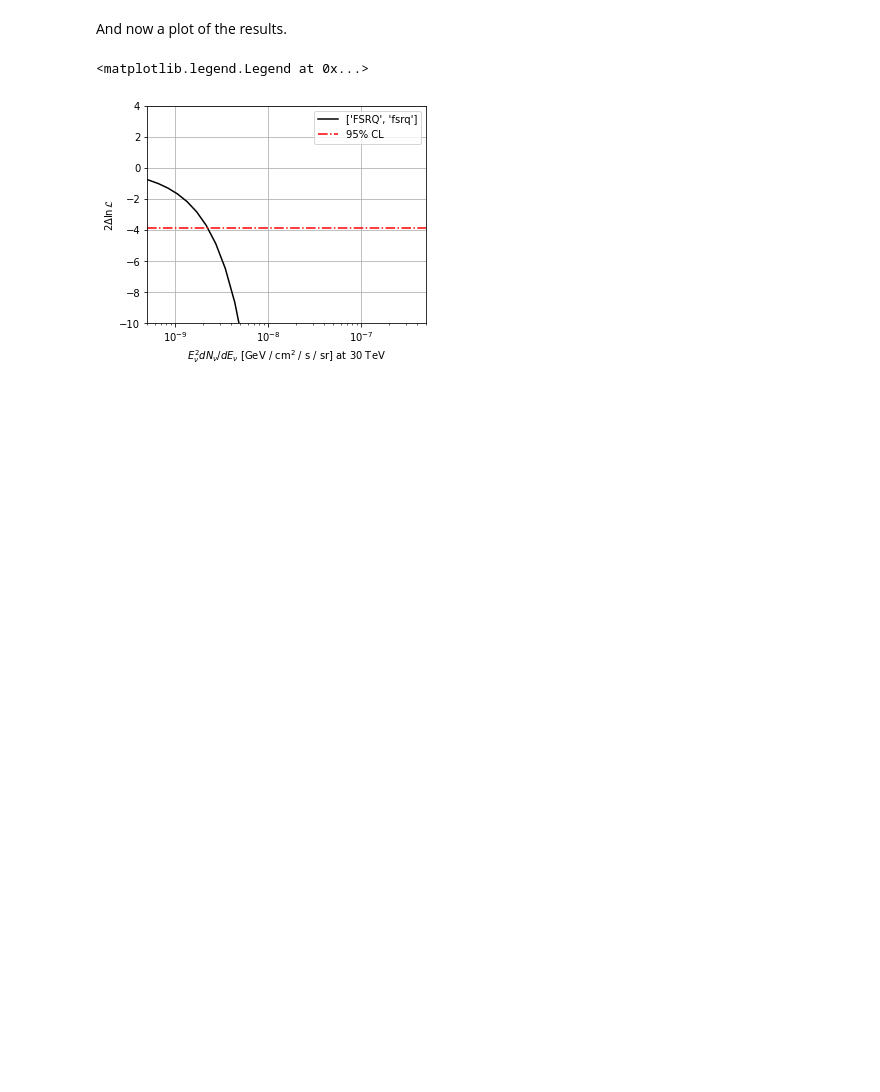
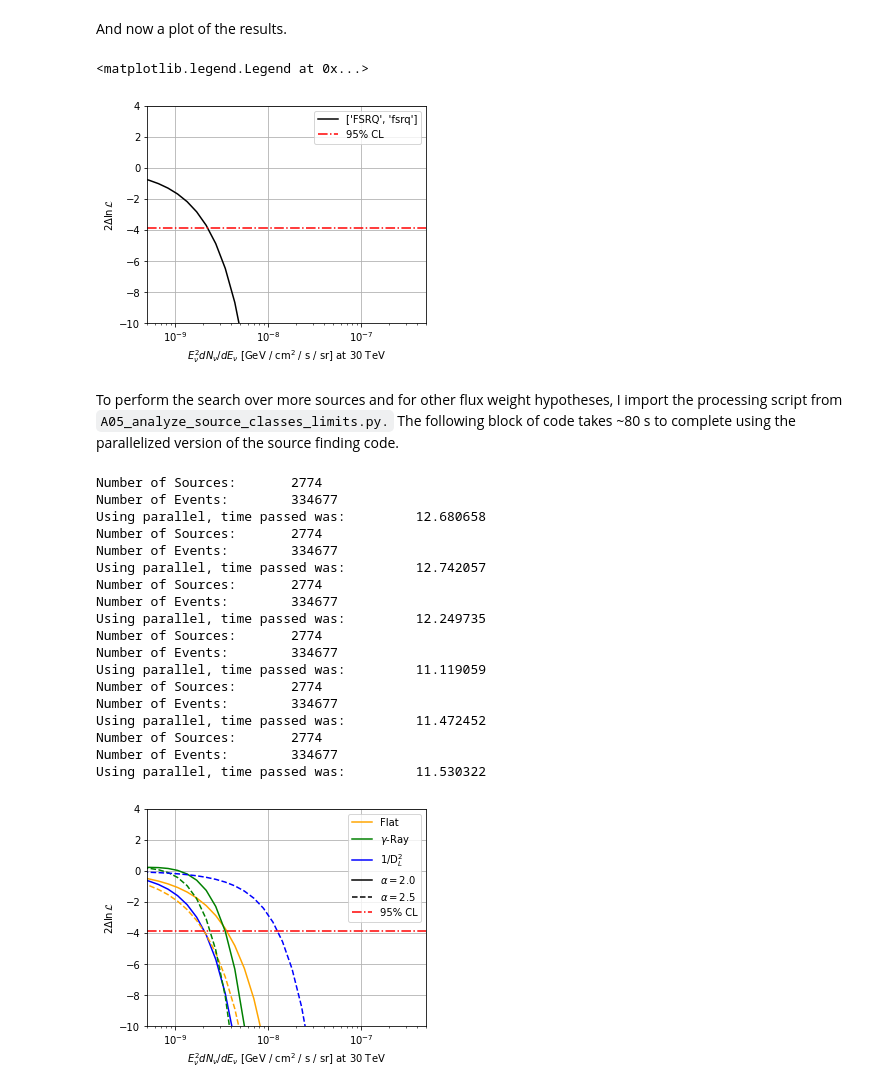
Before and after one commit to dansmithphysics/3yr_icecube_source_search, a Jupyter notebook: J03_analyze_source_classes_limits_explained.ipynb, the cells around one changed output. Cells and saved outputs as stored; diff of their text form; code cells hidden in the pictures; blank space fills up the shorter version.

Commit message:
Adding a more complicated figure to J03

```diff
--- a/J03_analyze_source_classes_limits_explained.ipynb
+++ b/J03_analyze_source_classes_limits_explained.ipynb
@@ -85,3 +85,77 @@ plt.legend()
 # %% [output]
 <matplotlib.legend.Legend at 0x...>
 [figure]
+# %% [markdown]
+To perform the search over more sources and for other flux weight hypotheses, I import the processing script from `A05_analyze_source_classes_limits.py.` The following block of code takes ~80 s to complete using the parallelized version of the source finding code.
+# %%
+from A05_analyze_source_classes_limits import main
+
+catalog_file_name = "./processed_data/4LAC_catelogy.npz"
+icecube_file_name = "./processed_data/output_icecube_data.npz"
+background_file_name = "./processed_data/output_icecube_background_count.npz"
+
+source_class_names = ['FSRQ', 'bll', 'FSRQ', 'fsrq', 'BCU', 'bcu']
+
+weights_types = ['flat', 'flux', 'dist']
+colors = ['orange', 'green', 'blue']
+labels = ['Flat', r'$\gamma$-Ray', r'1/D$_L^2$']
+
+alphas = [2.0, 2.5]
+linestyles = ['-', '--']
+
+plt.figure(figsize=(5, 4))
+for i_alpha, alpha in enumerate(alphas):
+    for i_weights_type, weights_type in enumerate(weights_types):
+        sweep_flux, sweep_ts, sweep_ts_each_source = main(icecube_file_name=icecube_file_name,
+                                                          background_file_name=background_file_name,
+                                                          catalog_file_name=catalog_file_name,
+                                                          source_class_names=source_class_names,
+                                                          alpha=alpha,
+                                                          weights_type=weights_type,
+                                                          n_cpu=4,
+                                                          var_index_cut=None)
+
+        plt.semilogx(np.array(sweep_flux)[sweep_ts < 1e3],
+                     sweep_ts[sweep_ts < 1e3],
+                     linestyle=linestyles[i_alpha],
+                     color=colors[i_weights_type])
+
+for i_weights_type, weights_type in enumerate(weights_types):
+    plt.plot([], [], color=colors[i_weights_type], label=labels[i_weights_type])
+
+for i_alpha, alpha in enumerate(alphas):
+    plt.plot([], [], color='black', linestyle=linestyles[i_alpha], label=r"$\alpha=$" + str(alpha))
+
+plt.axhline(-3.85,
+            color="red",
+            linestyle="-.",
+            label="95% CL")
+
+plt.xlabel(r"$E^2_\nu dN_\nu/dE_\nu$ [GeV / cm$^2$ / s / sr] at 30 TeV")
+plt.ylabel("$2 \Delta \ln \mathcal{L}$")
+plt.xlim(5e-10, 5e-7)
+plt.ylim(-10.0, 4.0)
+plt.grid()
+plt.legend()
+
+plt.savefig("./plots/A05_analyze_source_classes_limits_no_var_cut.png", dpi=300)
+# %% [output]
+Number of Sources:       2774
+Number of Events:        334677
+Using parallel, time passed was:         12.680658
+Number of Sources:       2774
+Number of Events:        334677
+Using parallel, time passed was:         12.742057
+Number of Sources:       2774
+Number of Events:        334677
+Using parallel, time passed was:         12.249735
+Number of Sources:       2774
+Number of Events:        334677
+Using parallel, time passed was:         11.119059
+Number of Sources:       2774
+Number of Events:        334677
+Using parallel, time passed was:         11.472452
+Number of Sources:       2774
+Number of Events:        334677
+Using parallel, time passed was:         11.530322
+[figure, added]
```
Also changed, not shown: 5 other files.
